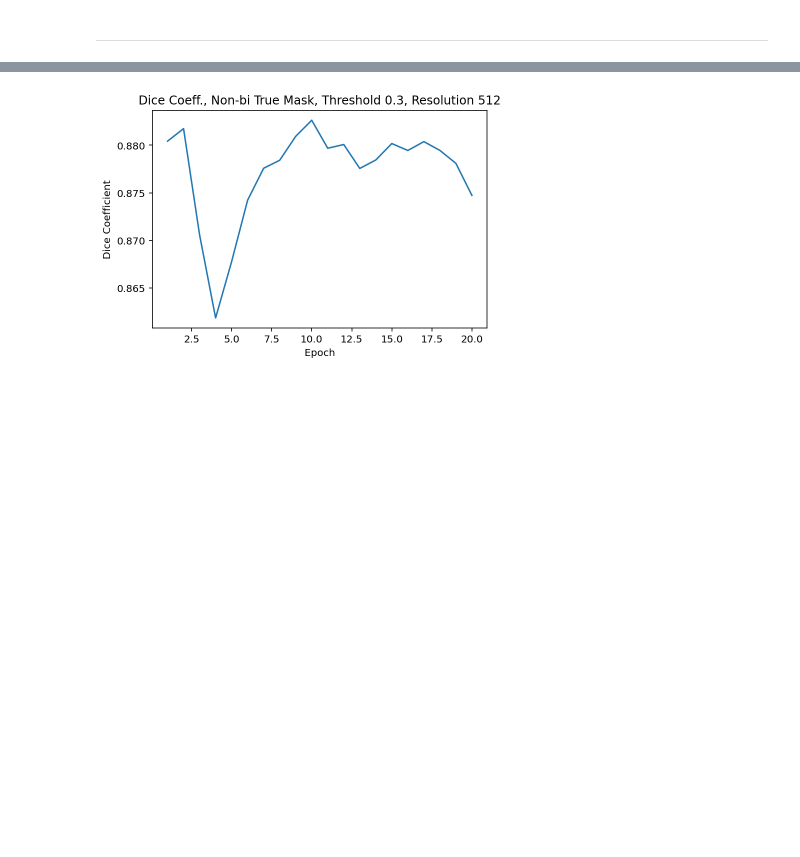
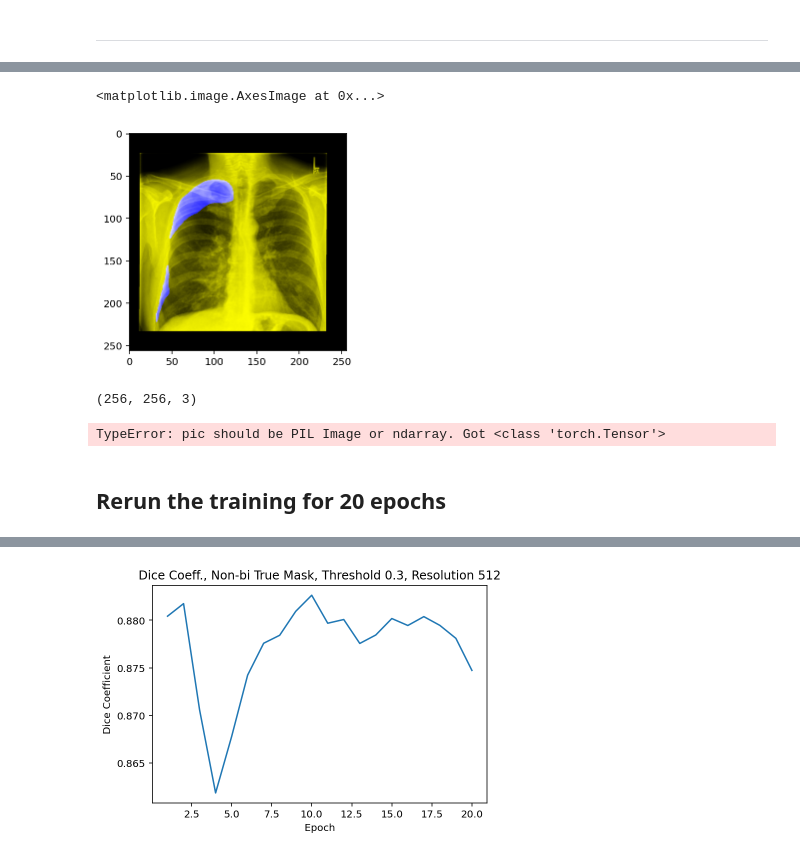
Before and after one commit to Angela-Wang111/DSC-180B-Project, a Jupyter notebook: ensemble_model_1.ipynb, the cells around one changed output, grey strips where cells are left out. Saved outputs shown, nothing was run; the diff lists cells and outputs as text; code cells hidden in the pictures; blank space fills up the shorter version.

```diff
--- a/ensemble_model_1.ipynb
+++ b/ensemble_model_1.ipynb
@@ -488,0 +521,18 @@ AttributeError: 'list' object has no attribute 'to'
+# %%
+new_img = plt.imread(predicted_path)
+plt.imshow(new_img[:, :, :3])
+# %% [output]
+<matplotlib.image.AxesImage at 0x...>
+[figure, added]
+# %%
+new_img[:, :, :3].shape
+# %% [output]
+(256, 256, 3)
+# %%
+to_tensor = transforms.ToTensor()
+test = to_tensor(sample[0][2])
+test
+# %% [output]
+TypeError: pic should be PIL Image or ndarray. Got <class 'torch.Tensor'>
+# %% [markdown]
+## Rerun the training for 20 epochs
```
Also changed, not shown: parts of 34 cells of this notebook.
